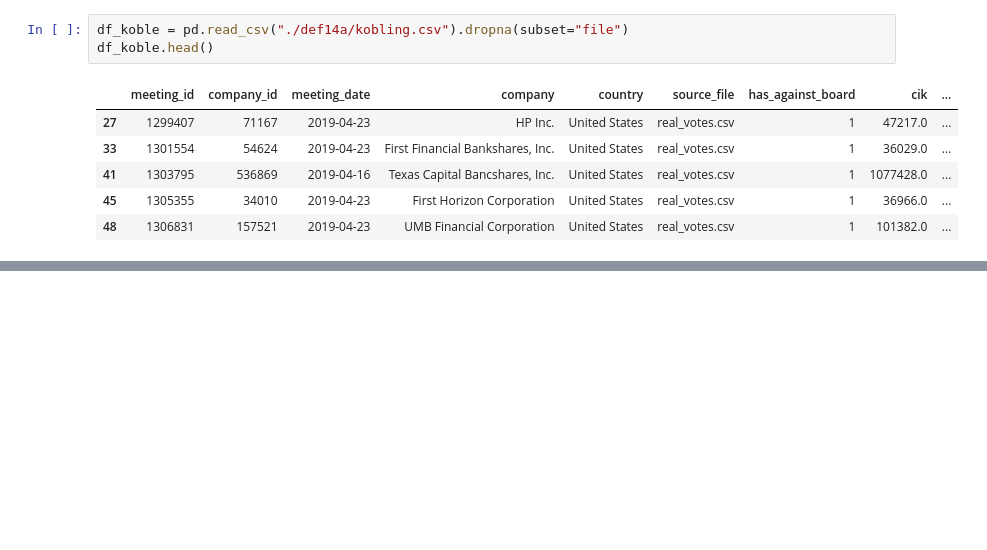
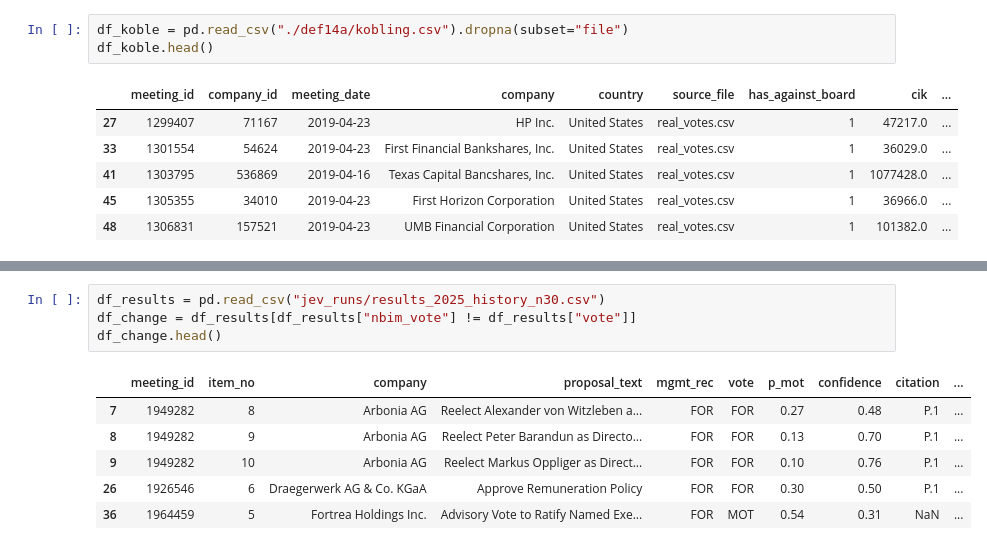
Before and after one commit to dared22/NBIM-hackaton-2026, a Jupyter notebook: startpakke/case1_stemmegivning/expore.ipynb, the cells around one changed output, grey strips where cells are left out. Saved outputs shown, nothing was run; the diff lists cells and outputs as text; blank space fills up the shorter version.

```diff
--- a/startpakke/case1_stemmegivning/expore.ipynb
+++ b/startpakke/case1_stemmegivning/expore.ipynb
@@ -64,0 +51,11 @@ df[df["meeting_id"] == moteid].head()
+# %%
+df_results = pd.read_csv("jev_runs/results_2025_history_n30.csv")
+df_change = df_results[df_results["nbim_vote"] != df_results["vote"]]
+df_change.head()
+# %% [output]
+|  | meeting_id | item_no | company | proposal_text | mgmt_rec | vote | p_mot | confidence | citation | ... |
+| 7 | 1949282 | 8 | Arbonia AG | Reelect Alexander von Witzleben a... | FOR | FOR | 0.27 | 0.48 | P.1 | ... |
+| 8 | 1949282 | 9 | Arbonia AG | Reelect Peter Barandun as Directo... | FOR | FOR | 0.13 | 0.70 | P.1 | ... |
+| 9 | 1949282 | 10 | Arbonia AG | Reelect Markus Oppliger as Direct... | FOR | FOR | 0.10 | 0.76 | P.1 | ... |
+| 26 | 1926546 | 6 | Draegerwerk AG & Co. KGaA | Approve Remuneration Policy | FOR | FOR | 0.30 | 0.50 | P.1 | ... |
+| 36 | 1964459 | 5 | Fortrea Holdings Inc. | Advisory Vote to Ratify Named Exe... | FOR | MOT | 0.54 | 0.31 | NaN | ... |
```
Also changed, not shown: parts of 5 cells of this notebook, 10 other files.
